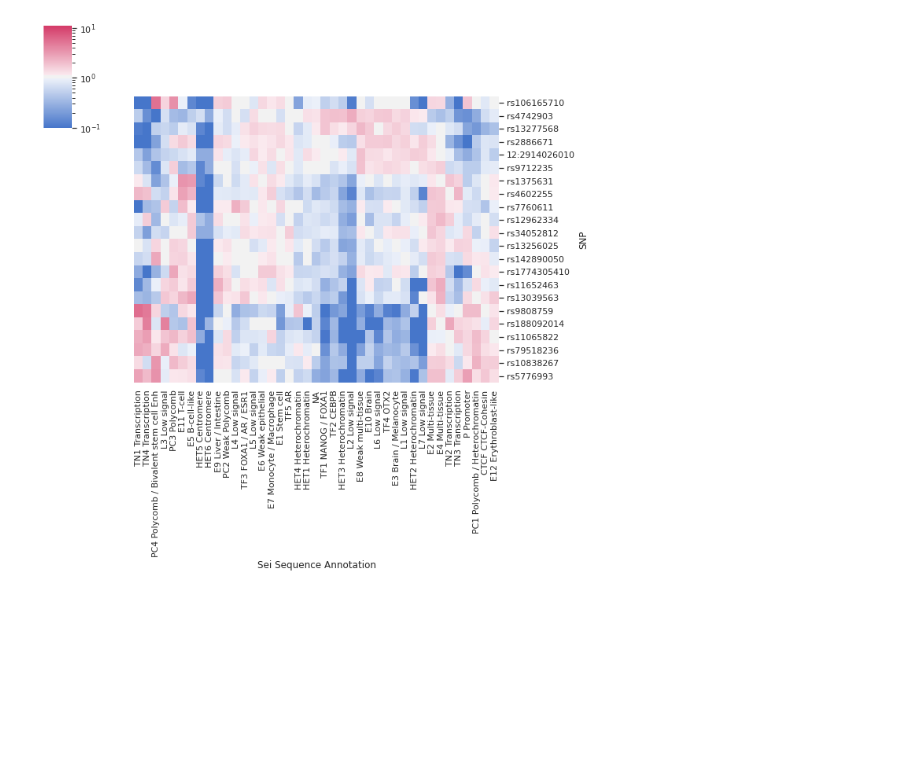
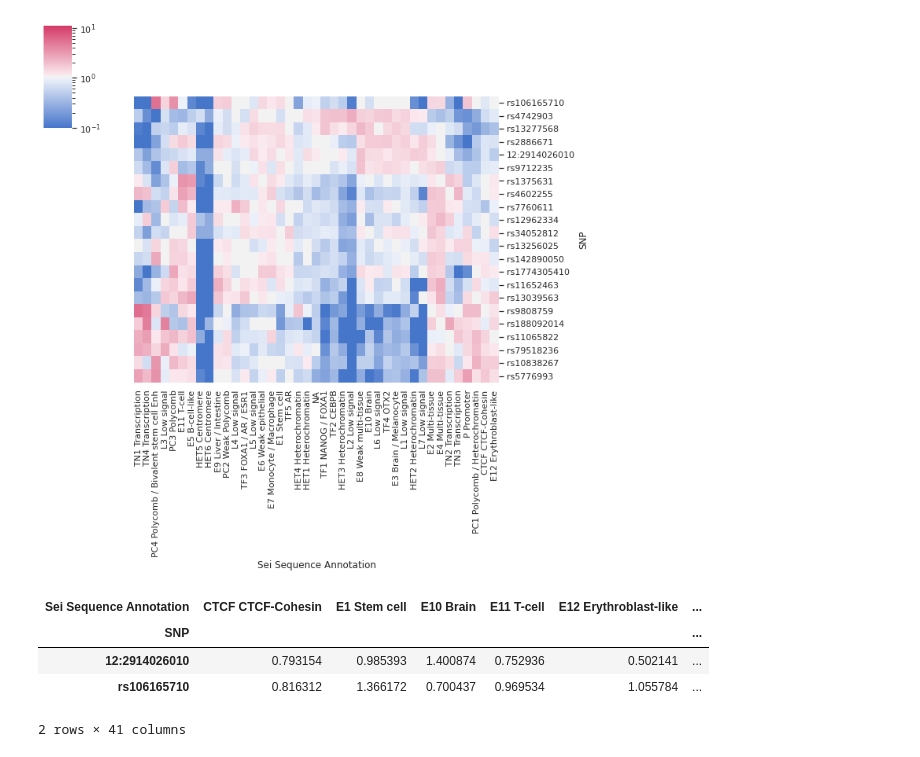
Before and after one commit to bmacedo-lgtm/SiFoN, a Jupyter notebook: tutorials/GWAS_enrichment_tutorial.ipynb, the cells around one changed output. Saved outputs shown, nothing was run; the diff lists cells and outputs as text; code cells hidden in the pictures; blank space fills up the shorter version.

```diff
--- a/tutorials/GWAS_enrichment_tutorial.ipynb
+++ b/tutorials/GWAS_enrichment_tutorial.ipynb
@@ -25,7 +25,14 @@ ccvs.head(3)
 | 2 | chr2 | 68852128 | 69932128 | 0.45 | 2.000000e-09 | rs4602255 |
 # %%
 ref_bed = pr.read_bed("test_input_data/output.bed")
-counts_in_loci = enr.find_enrichment(ccvs, ref_bed)
-enr.plot_enrichment(counts_in_loci, "test_output_plots/GWAS_enrichment.png")
+counts_in_loci = enr.find_and_plot_enrichment(ccvs, ref_bed, "test_output_plots/GWAS_enrichment.png")
 # %% [output]
 [figure]
+# %%
+counts_in_loci.head(2)
+# %% [output]
+| Sei Sequence Annotation | CTCF CTCF-Cohesin | E1 Stem cell | E10 Brain | E11 T-cell | E12 Erythroblast-like | ... |
+| SNP |  |  |  |  |  | ... |
+| 12:2914026010 | 0.793154 | 0.985393 | 1.400874 | 0.752936 | 0.502141 | ... |
+| rs106165710 | 0.816312 | 1.366172 | 0.700437 | 0.969534 | 1.055784 | ... |
+2 rows × 41 columns
```
Also changed, not shown: 37 other files.
